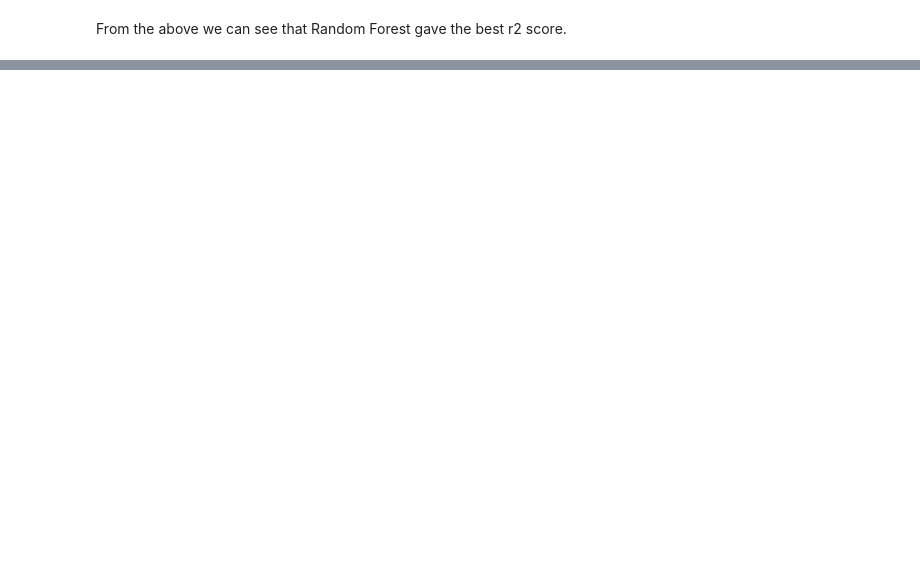
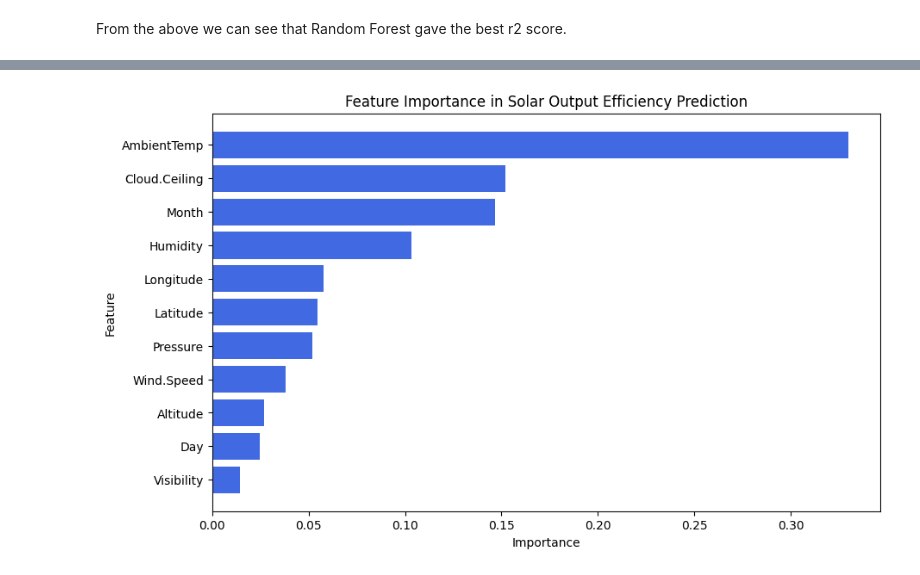
Before and after one commit to rtetteh20/SolarPulse, a Jupyter notebook: main.ipynb, the cells around one changed output, grey strips where cells are left out. Saved outputs shown, nothing was run; the diff lists cells and outputs as text; code cells hidden in the pictures; blank space fills up the shorter version.

```diff
--- a/main.ipynb
+++ b/main.ipynb
@@ -448,2 +460,26 @@ R^2 score on the test set: 0.6663
 # %%
 pickle.dump(model_RF, open("model.pkl", "wb"))
+# %%
+# Extract feature importance
+feature_importances = model_RF.feature_importances_
+features_list = X.columns
+
+# Create a DataFrame for better visualization
+importance_df = pd.DataFrame({
+    'Feature': features_list,
+    'Importance': feature_importances
+})
+
+# Sort by importance
+importance_df = importance_df.sort_values(by='Importance', ascending=False)
+
+# Display feature importance
+plt.figure(figsize=(10, 6))
+plt.barh(importance_df['Feature'], importance_df['Importance'], color='royalblue')
+plt.xlabel('Importance')
+plt.ylabel('Feature')
+plt.title('Feature Importance in Solar Output Efficiency Prediction')
+plt.gca().invert_yaxis()
+plt.show()
+# %% [output]
+[figure, added]
```
Also changed, not shown: parts of 19 cells of this notebook, 4 other files.
